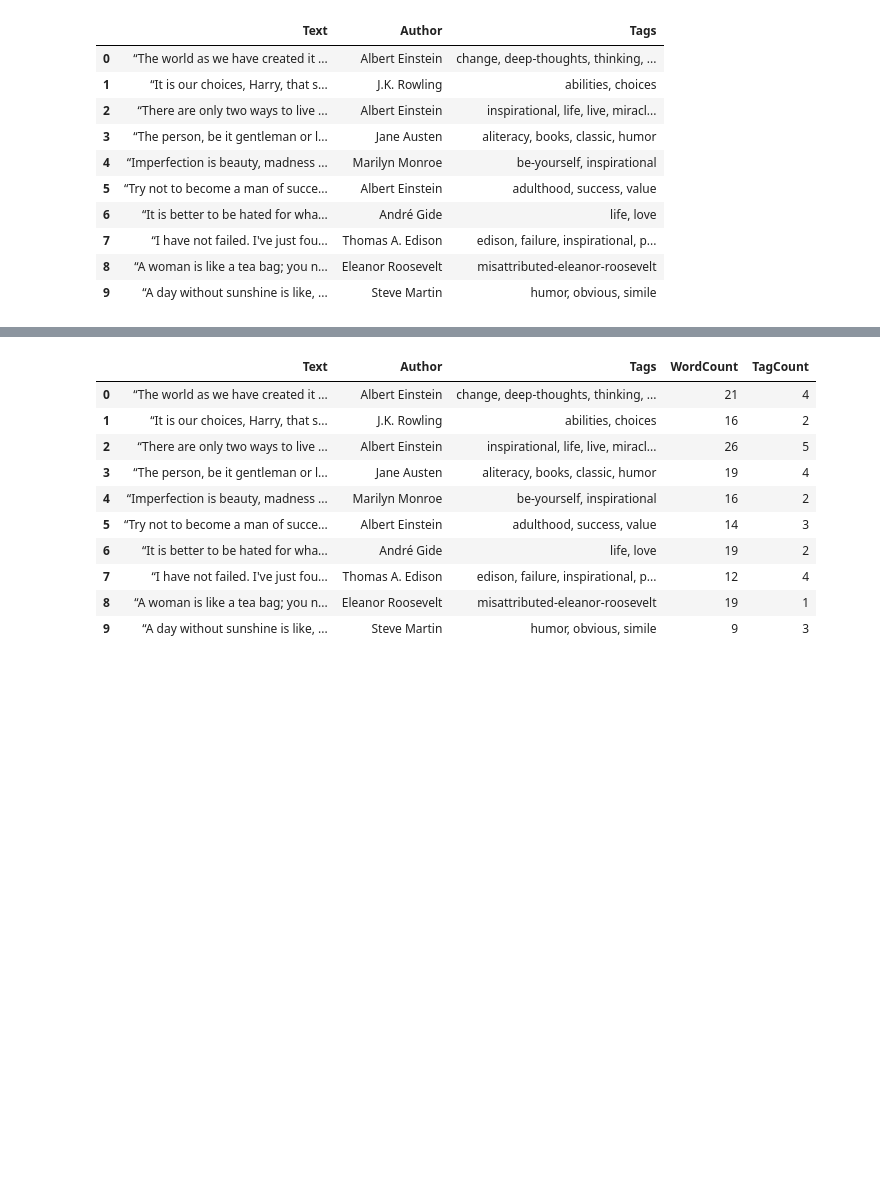
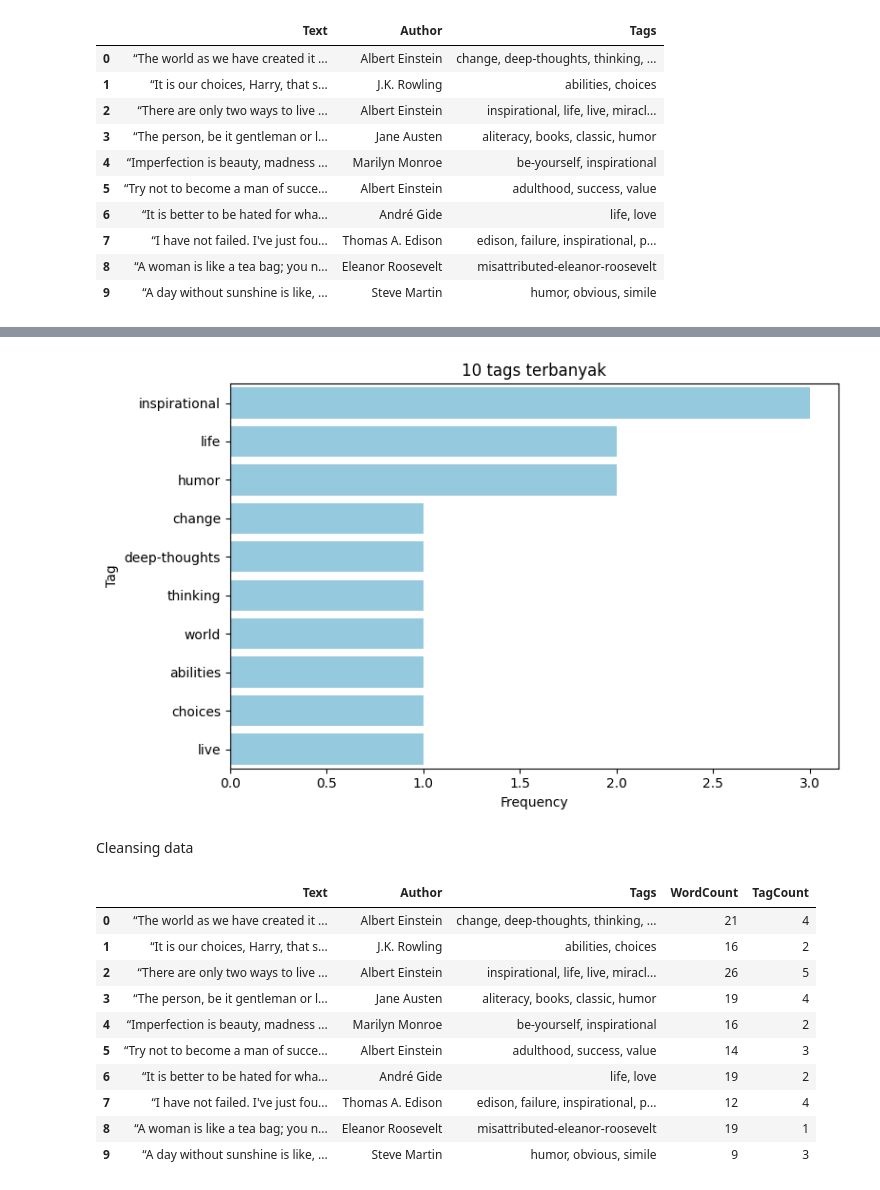
Before and after one commit to SiEggo/scraping, a Jupyter notebook: basic_scraping.ipynb, the cells around one changed output, grey strips where cells are left out. Saved outputs shown, nothing was run; the diff lists cells and outputs as text; code cells hidden in the pictures; blank space fills up the shorter version.

```diff
--- a/basic_scraping.ipynb
+++ b/basic_scraping.ipynb
@@ -70,3 +82,24 @@ plt.gca().spines[['top', 'right',]].set_visible(False)
+# %%
+from collections import Counter
+
+# Gabungkan semua tag
+all_tags = ','.join(df['Tags']).split(',')
+tag_counts = Counter([tag.strip() for tag in all_tags if tag.strip() != ''])
+
+common_tags = tag_counts.most_common(10)
+tags_df = pd.DataFrame(common_tags, columns=['Tag', 'Count'])
+
+plt.figure(figsize=(8,5))
+sns.barplot(x='Count', y='Tag', data=tags_df, color='skyblue')
+plt.title('10 tags terbanyak')
+plt.xlabel('Frequency')
+plt.ylabel('Tag')
+plt.tight_layout()
+plt.show()
+# %% [output]
+[figure, added]
+# %% [markdown]
+Cleansing data
 # %%
 df['WordCount'] = df['Text'].apply(lambda x: len(x.split()))
 df['TagCount'] = df['Tags'].apply(lambda x: len(x.split(', ')))
```
Also changed, not shown: parts of 8 cells of this notebook.
